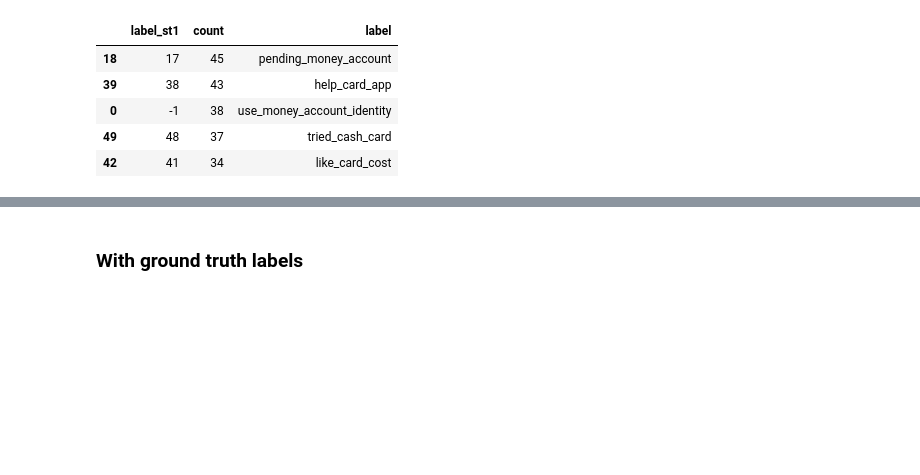
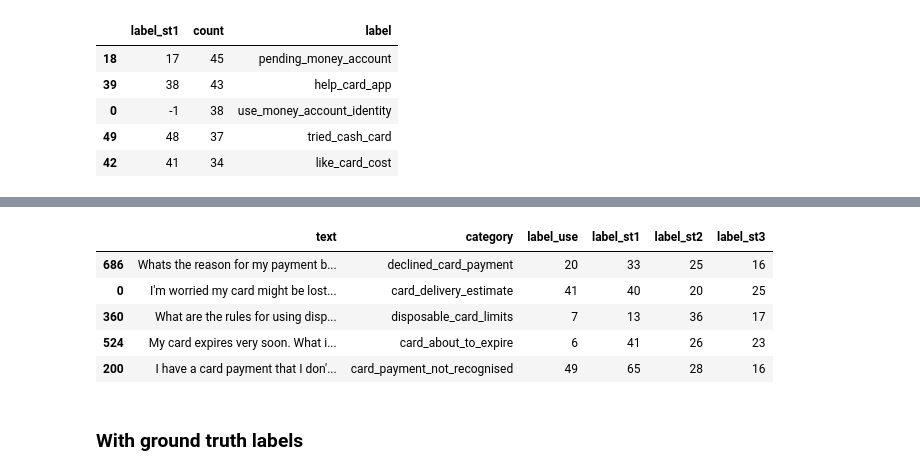
Before and after one commit to dborrelli/chat-intents, a Jupyter notebook: notebooks/chatintents_tutorial.ipynb, the cells around one changed output, grey strips where cells are left out. Saved outputs shown, nothing was run; the diff lists cells and outputs as text; code cells hidden in the pictures; blank space fills up the shorter version.

```diff
--- a/notebooks/chatintents_tutorial.ipynb
+++ b/notebooks/chatintents_tutorial.ipynb
@@ -309,3 +270,0 @@ df_summary.head()
-# %%
-data_clustered = results_df[['text', 'label_st1']].copy()
-cluster_summary = ChatIntents.apply_and_summarize_labels(data_clustered, 'label_st1')
@@ -341,0 +271,4 @@ labeled_clusters.head()
+# %%
+models = [model_use, model_st1, model_st2, model_st3]
+
+df_comparison, labeled_docs_all_models = ChatIntents.evaluate_models(data_sample[['text', 'category']], models)
@@ -342,3 +283,12 @@ labeled_clusters.head()
+# %%
+labeled_docs_all_models.sample(5)
+# %% [output]
+|  | text | category | label_use | label_st1 | label_st2 | label_st3 |
+| 686 | Whats the reason for my payment b... | declined_card_payment | 20 | 33 | 25 | 16 |
+| 0 | I'm worried my card might be lost... | card_delivery_estimate | 41 | 40 | 20 | 25 |
+| 360 | What are the rules for using disp... | disposable_card_limits | 7 | 13 | 36 | 17 |
+| 524 | My card expires very soon. What i... | card_about_to_expire | 6 | 41 | 26 | 23 |
+| 200 | I have a card payment that I don'... | card_payment_not_recognised | 49 | 65 | 28 | 16 |
 # %% [markdown]
 ### With ground truth labels
 # %%
```
Also changed, not shown: parts of 14 cells of this notebook, 1 other file.
